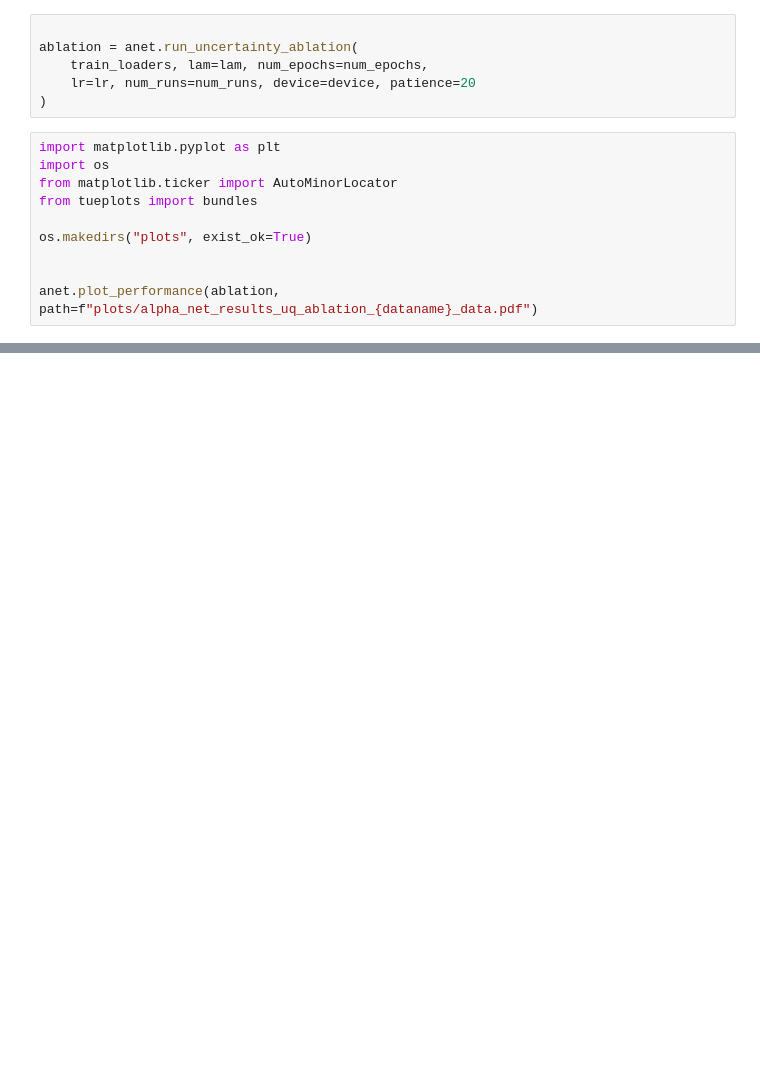
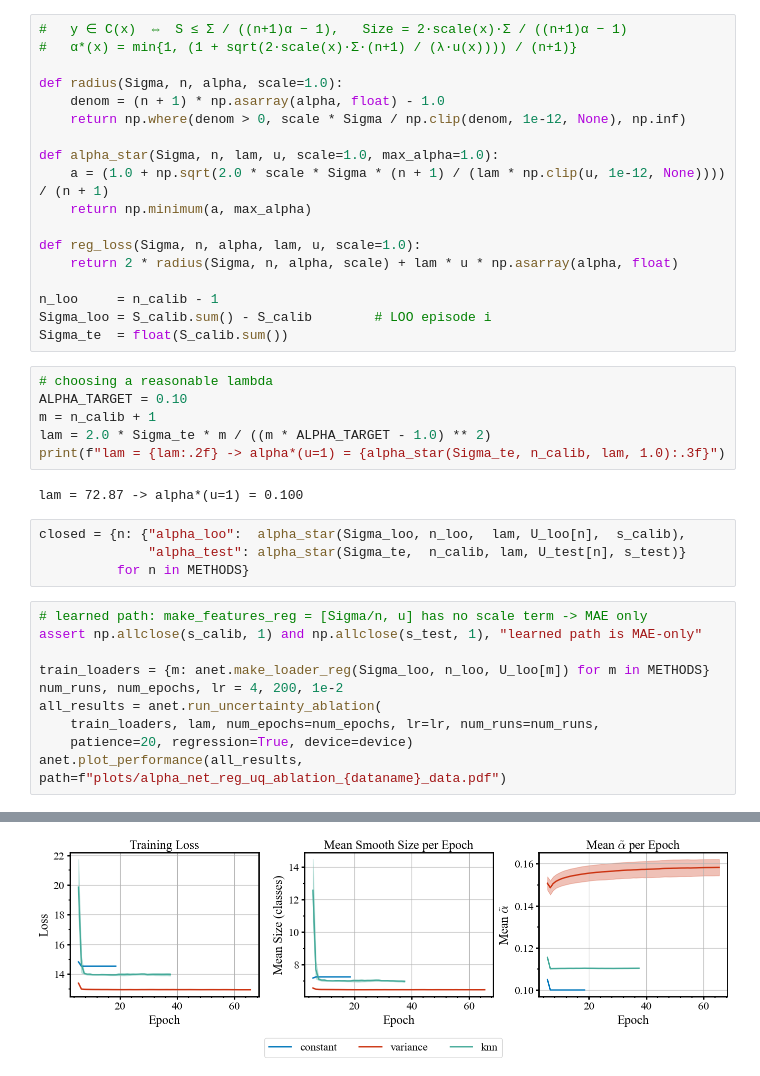
Before and after one commit to kndiam/learning-uncertainty-aware-policies, a Jupyter notebook: regression/compare_uncertainties.ipynb, the cells around one changed output, grey strips where cells are left out. Cells and saved outputs as stored; diff of their text form; blank space fills up the shorter version.

Commit message:
Regression experiments (snapshot of uncommitted work)

```diff
--- a/regression/compare_uncertainties.ipynb
+++ b/regression/compare_uncertainties.ipynb
@@ -161,16 +65,41 @@ lam=int(((num_classes-1) * E_loo.max())//5)*5
-# %%
-
-ablation = anet.run_uncertainty_ablation(
-    train_loaders, lam=lam, num_epochs=num_epochs,
-    lr=lr, num_runs=num_runs, device=device, patience=20
-)
-# %%
-import matplotlib.pyplot as plt
-import os
-from matplotlib.ticker import AutoMinorLocator
-from tueplots import bundles
-
-os.makedirs("plots", exist_ok=True)
-
-
-anet.plot_performance(ablation, path=f"plots/alpha_net_results_uq_ablation_{dataname}_data.pdf")
+# %%
+#   y ∈ C(x)  ⇔  S ≤ Σ / ((n+1)α − 1),   Size = 2·scale(x)·Σ / ((n+1)α − 1)
+#   α*(x) = min{1, (1 + sqrt(2·scale(x)·Σ·(n+1) / (λ·u(x)))) / (n+1)}
+
+def radius(Sigma, n, alpha, scale=1.0):
+    denom = (n + 1) * np.asarray(alpha, float) - 1.0
+    return np.where(denom > 0, scale * Sigma / np.clip(denom, 1e-12, None), np.inf)
+
+def alpha_star(Sigma, n, lam, u, scale=1.0, max_alpha=1.0):
+    a = (1.0 + np.sqrt(2.0 * scale * Sigma * (n + 1) / (lam * np.clip(u, 1e-12, None)))) / (n + 1)
+    return np.minimum(a, max_alpha)
+
+def reg_loss(Sigma, n, alpha, lam, u, scale=1.0):
+    return 2 * radius(Sigma, n, alpha, scale) + lam * u * np.asarray(alpha, float)
+
+n_loo     = n_calib - 1
+Sigma_loo = S_calib.sum() - S_calib        # LOO episode i
+Sigma_te  = float(S_calib.sum())
+# %%
+# choosing a reasonable lambda
+ALPHA_TARGET = 0.10
+m = n_calib + 1
+lam = 2.0 * Sigma_te * m / ((m * ALPHA_TARGET - 1.0) ** 2)
+print(f"lam = {lam:.2f} -> alpha*(u=1) = {alpha_star(Sigma_te, n_calib, lam, 1.0):.3f}")
+# %% [output]
+lam = 72.87 -> alpha*(u=1) = 0.100
+# %%
+closed = {n: {"alpha_loo":  alpha_star(Sigma_loo, n_loo,  lam, U_loo[n],  s_calib),
+              "alpha_test": alpha_star(Sigma_te,  n_calib, lam, U_test[n], s_test)}
+          for n in METHODS}
+# %%
+# learned path: make_features_reg = [Sigma/n, u] has no scale term -> MAE only
+assert np.allclose(s_calib, 1) and np.allclose(s_test, 1), "learned path is MAE-only"
+
+train_loaders = {m: anet.make_loader_reg(Sigma_loo, n_loo, U_loo[m]) for m in METHODS}
+num_runs, num_epochs, lr = 4, 200, 1e-2
+all_results = anet.run_uncertainty_ablation(
+    train_loaders, lam, num_epochs=num_epochs, lr=lr, num_runs=num_runs,
+    patience=20, regression=True, device=device)
+anet.plot_performance(all_results, path=f"plots/alpha_net_reg_uq_ablation_{dataname}_data.pdf")
+# %% [output]
@@ -176,0 +123 @@ anet.plot_performance(ablation, path=f"plots/alpha_net_results_uq_ablation_{data
+[figure, added]
```
Also changed, not shown: parts of 21 cells of this notebook, 18 other files.
